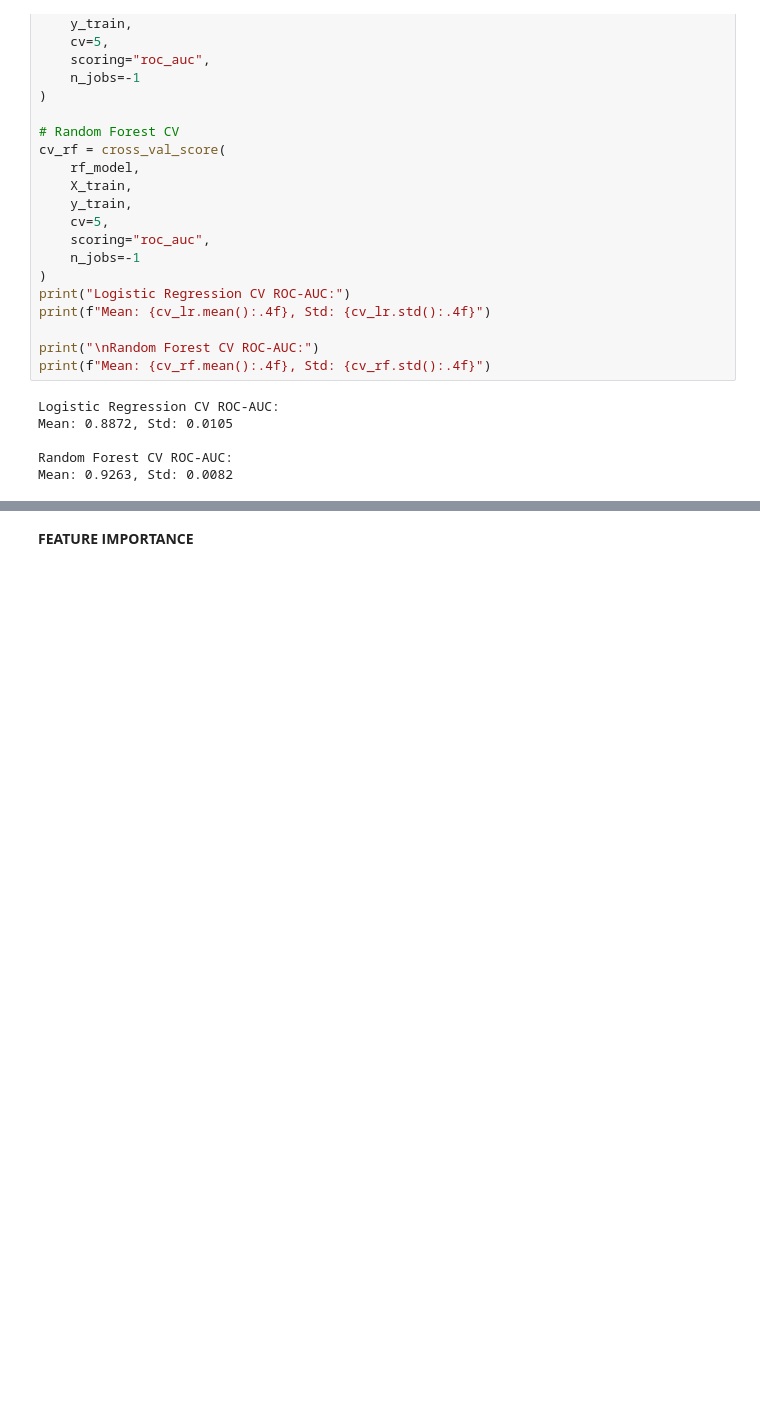
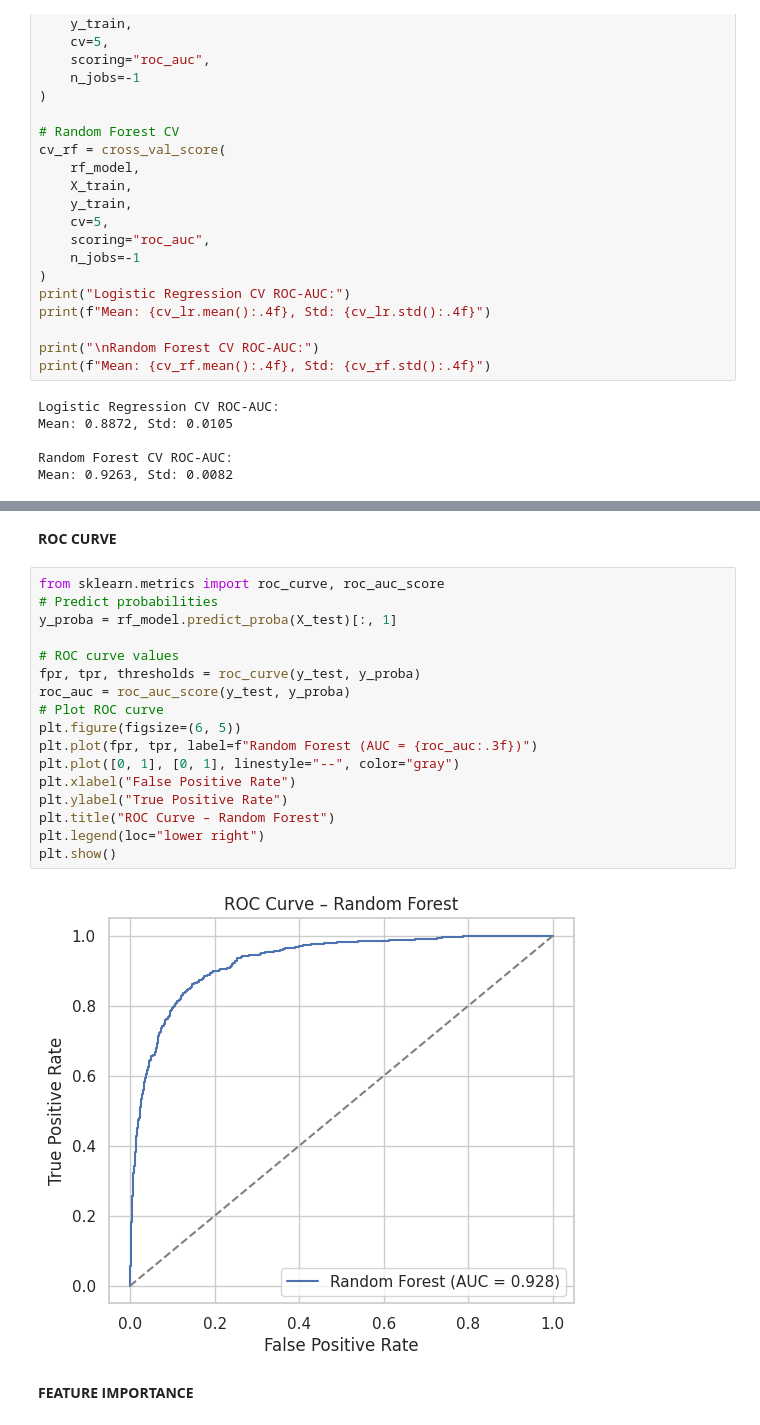
Before and after one commit to Asalbek/Customer-churn, a Jupyter notebook: notebook/churn.ipynb, the cells around one changed output, grey strips where cells are left out. Drawn from its saved outputs; the diff is of its cells as text; blank space fills up the shorter version.

```diff
--- a/notebook/churn.ipynb
+++ b/notebook/churn.ipynb
@@ -325,3 +347,24 @@ Mean: 0.9263, Std: 0.0082
+# %% [markdown]
+**ROC CURVE**
+# %%
+from sklearn.metrics import roc_curve, roc_auc_score
+# Predict probabilities
+y_proba = rf_model.predict_proba(X_test)[:, 1]
+
+# ROC curve values
+fpr, tpr, thresholds = roc_curve(y_test, y_proba)
+roc_auc = roc_auc_score(y_test, y_proba)
+# Plot ROC curve
+plt.figure(figsize=(6, 5))
+plt.plot(fpr, tpr, label=f"Random Forest (AUC = {roc_auc:.3f})")
+plt.plot([0, 1], [0, 1], linestyle="--", color="gray")
+plt.xlabel("False Positive Rate")
+plt.ylabel("True Positive Rate")
+plt.title("ROC Curve – Random Forest")
+plt.legend(loc="lower right")
+plt.show()
+# %% [output]
+[figure, added]
 # %% [markdown]
 **FEATURE IMPORTANCE**
 # %%
```
Also changed, not shown: parts of 3 cells of this notebook.
